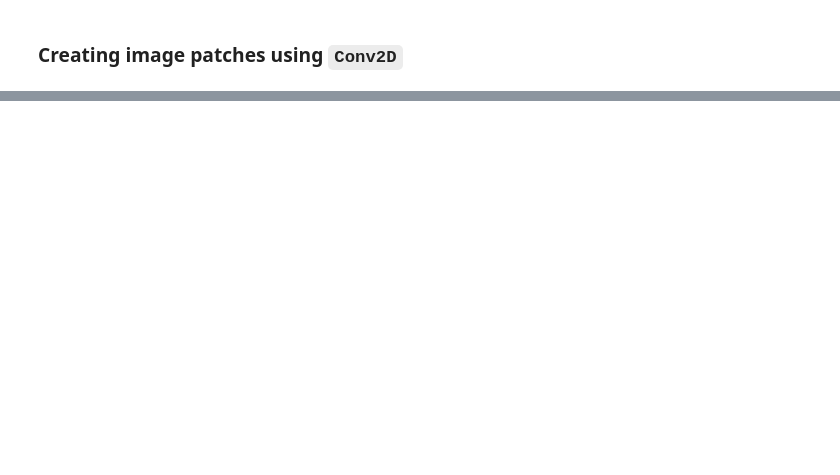
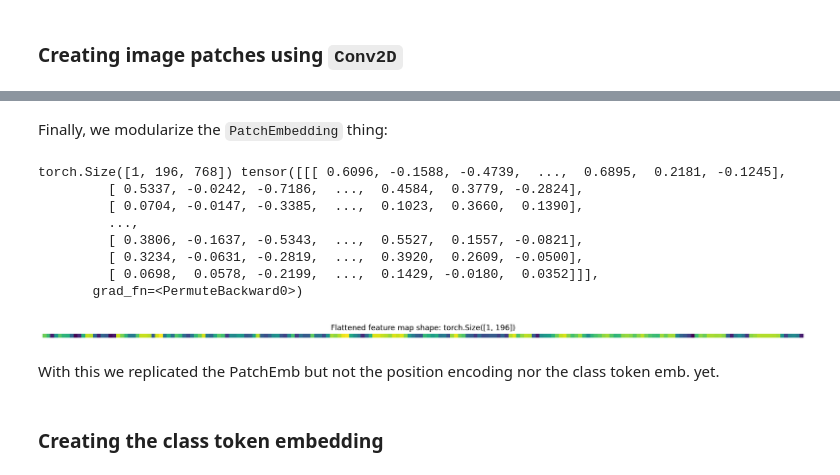
Before and after one commit to lucamodica/vit-from-scratch, a Jupyter notebook: notebooks/vit-from-sractch.ipynb, the cells around one changed output, grey strips where cells are left out. Drawn from its saved outputs; the diff is of its cells as text; code cells hidden in the pictures; blank space fills up the shorter version.

```diff
--- a/notebooks/vit-from-sractch.ipynb
+++ b/notebooks/vit-from-sractch.ipynb
@@ -252,0 +376,36 @@ Patch size: 16 pixels x 16 pixels
+# %% [markdown]
+Finally, we modularize the `PatchEmbedding` thing:
+# %%
+from core.vit import PatchEmbedding
+
+# Get a single flattened feature map
+patch_embedder = PatchEmbedding(
+    in_channels=3,
+    emb_size=embed_dim,
+    patch_size=P,
+)
+
+emb_img = patch_embedder(image.unsqueeze(0))
+
+# Check out the embedding
+print(emb_img.shape, emb_img)
+
+# "visualize the embedding" of the first embedding vector
+plt.figure(figsize=(22, 22))
+plt.imshow(emb_img[:, :, 0].detach().numpy(), cmap='viridis')
+plt.title(f"Flattened feature map shape: {single_flattened_feature_map.shape}")
+plt.axis(False);
+# %% [output]
+torch.Size([1, 196, 768]) tensor([[[ 0.6096, -0.1588, -0.4739,  ...,  0.6895,  0.2181, -0.1245],
+         [ 0.5337, -0.0242, -0.7186,  ...,  0.4584,  0.3779, -0.2824],
+         [ 0.0704, -0.0147, -0.3385,  ...,  0.1023,  0.3660,  0.1390],
+         ...,
+         [ 0.3806, -0.1637, -0.5343,  ...,  0.5527,  0.1557, -0.0821],
+         [ 0.3234, -0.0631, -0.2819,  ...,  0.3920,  0.2609, -0.0500],
+         [ 0.0698,  0.0578, -0.2199,  ...,  0.1429, -0.0180,  0.0352]]],
+       grad_fn=<PermuteBackward0>)
+[figure, added]
+# %% [markdown]
+With this we replicated the PatchEmb but not the position encoding nor the class token emb. yet.
+# %% [markdown]
+### Creating the class token embedding
```
Also changed, not shown: parts of 55 cells of this notebook, 3 other files.
